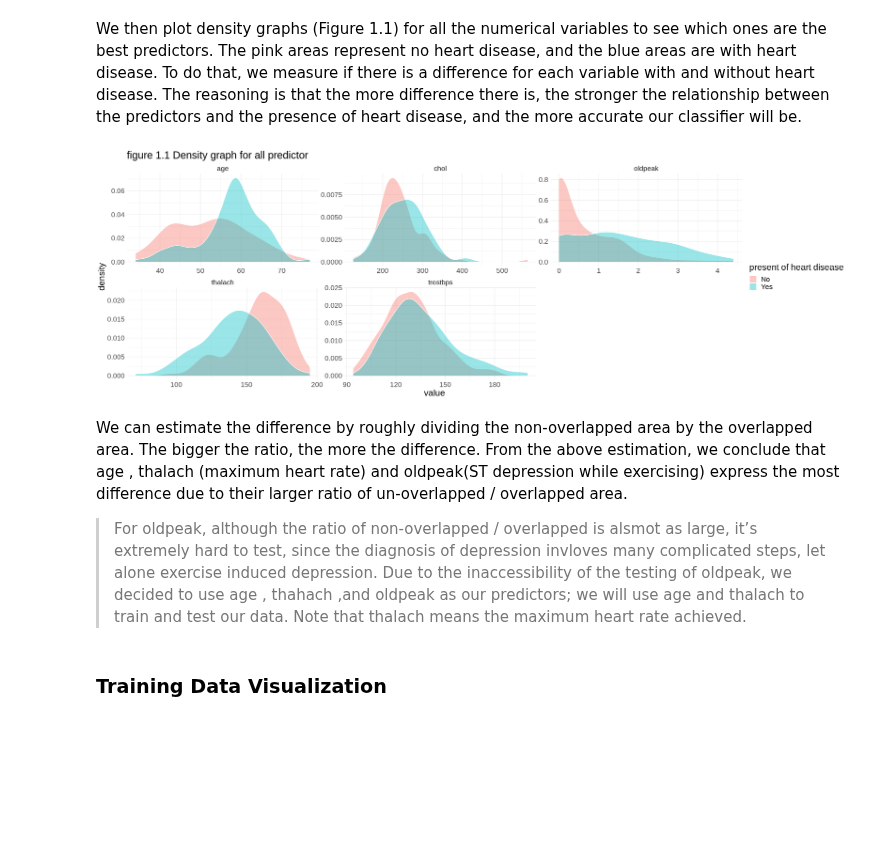
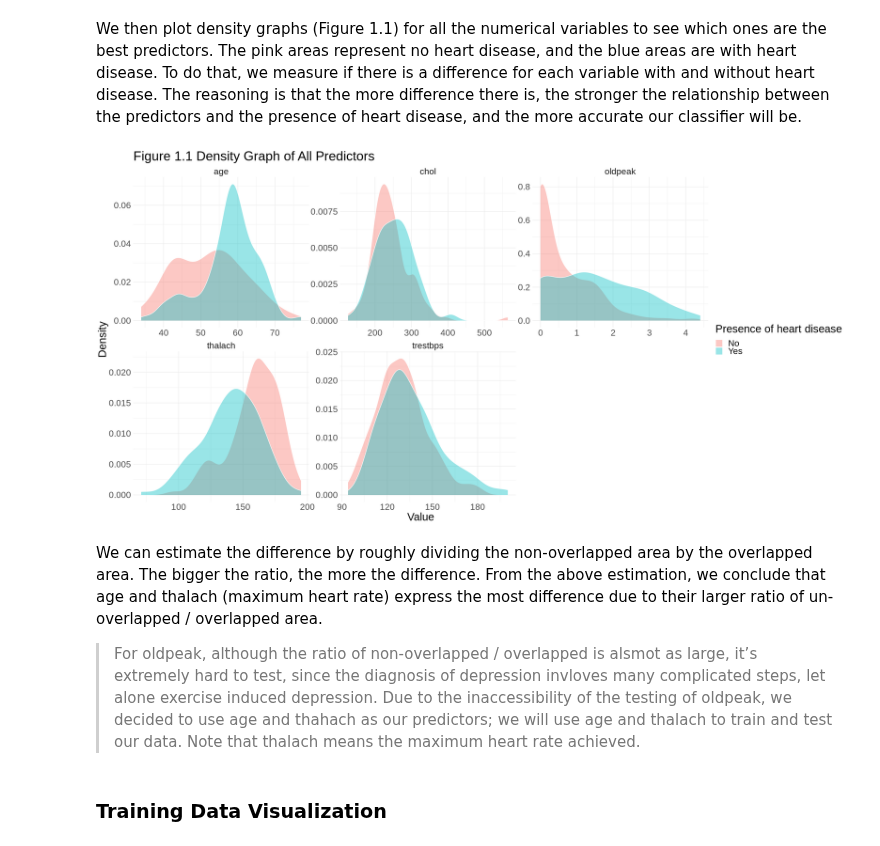
Before and after one commit to wiliwangka/Heart-Disease-Classification-with-R, a Jupyter notebook: ds_project_proposal.ipynb, the cells around one changed output. Saved outputs shown, nothing was run; the diff lists cells and outputs as text; code cells hidden in the pictures; blank space fills up the shorter version.

Commit message:
changed density graph proportion

```diff
--- a/ds_project_proposal.ipynb
+++ b/ds_project_proposal.ipynb
@@ -225,27 +225,28 @@ Thus, the act of converting categorical variables into numerical variables would
 We then plot density graphs (Figure 1.1) for all the numerical variables to see which ones are the best predictors. The pink areas represent no heart disease, and the blue areas are with heart disease. To do that, we measure if there is a difference for each variable with and without heart disease. The reasoning is that the more difference there is, the stronger the relationship between the predictors and the presence of heart disease, and the more accurate our classifier will be.
 # %%
 set.seed(2022)
-options(repr.plot.height = 8, repr.plot.width = 24)
+options(repr.plot.height = 12, repr.plot.width = 24)
 
 cleveland_numeric <- cleveland_training %>%
                      select(-sex, -cp , -fbs, -restecg, -exang, -slope, -ca, -thal)
 
 cleveland_numeric %>%
-          pivot_longer(cols = - num, names_to = 'category', values_to = 'value')  %>%
+          pivot_longer(cols = - num, names_to = "category", values_to = "value") %>%
           ggplot(aes(value, fill = num)) +
-          geom_density(alpha = 0.4, colour = 'white') +
-          facet_wrap(~ category, scales = 'free') +
+          geom_density(alpha = 0.4, colour = "white") +
+          facet_wrap(~ category, scales = "free") +
           theme_minimal() +
-          theme(text = element_text(size = 20))+
-          scale_fill_discrete(name='present of heart disease',labels=c("No", "Yes"))+
-          ggtitle("figure 1.1 Density graph for all predictor ")
+          theme(text = element_text(size = 25)) +
+          scale_fill_discrete(name = "Presence of heart disease", labels = c("No", "Yes")) +
+          labs(x = "Value", y = "Density") +
+          ggtitle("Figure 1.1 Density Graph of All Predictors")
 # %% [output]
-[figure, old version]
+[figure, new version]
 # %% [markdown]
-We can estimate the difference by roughly dividing the non-overlapped area by the overlapped area. The bigger the ratio, the more the difference. From the above estimation, we conclude that age , thalach (maximum heart rate) and oldpeak(ST depression while exercising) express the most difference due to their larger ratio of un-overlapped / overlapped area.
+We can estimate the difference by roughly dividing the non-overlapped area by the overlapped area. The bigger the ratio, the more the difference. From the above estimation, we conclude that age and thalach (maximum heart rate) express the most difference due to their larger ratio of un-overlapped / overlapped area.
 
 <blockquote>
-For oldpeak, although the ratio of non-overlapped / overlapped is alsmot as large, it’s extremely hard to test, since the diagnosis of depression invloves many complicated steps, let alone exercise induced depression. Due to the inaccessibility of the testing of oldpeak, we decided to use age , thahach ,and oldpeak as our predictors; we will use age and thalach to train and test our data. Note that thalach means the maximum heart rate achieved.
+For oldpeak, although the ratio of non-overlapped / overlapped is alsmot as large, it’s extremely hard to test, since the diagnosis of depression invloves many complicated steps, let alone exercise induced depression. Due to the inaccessibility of the testing of oldpeak, we decided to use age and thahach as our predictors; we will use age and thalach to train and test our data. Note that thalach means the maximum heart rate achieved.
 # %% [markdown]
 ### Training Data Visualization
 # %% [markdown]
```
Also changed, not shown: parts of 12 cells of this notebook.
